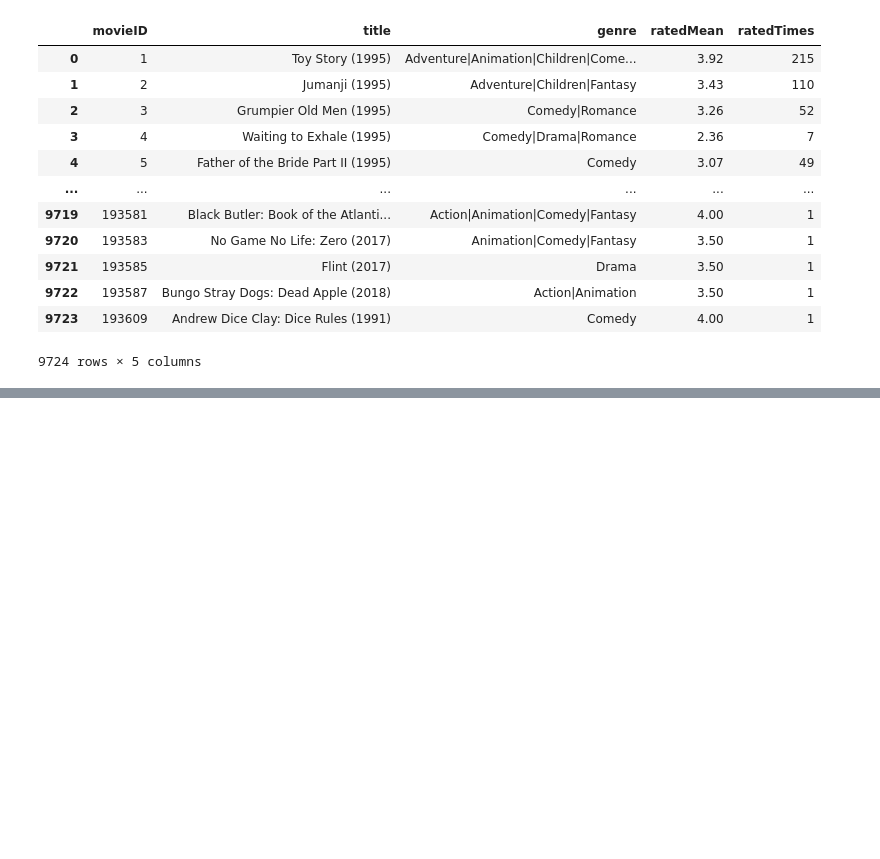
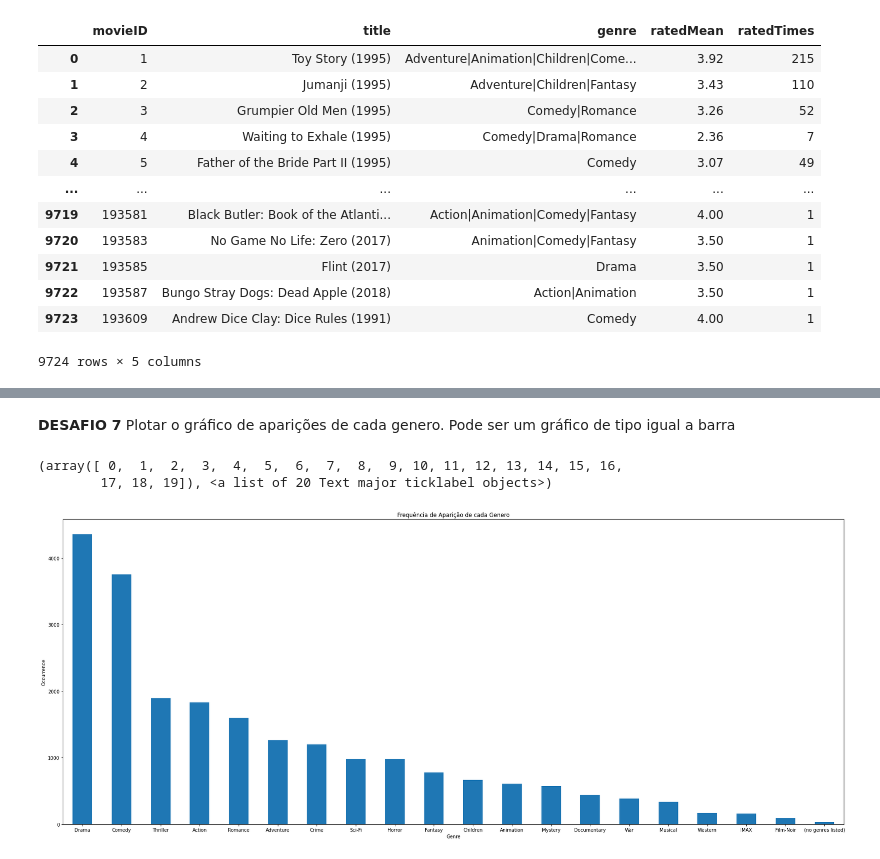
Before and after one commit to lucasg1005/Quarentena_Dados, a Jupyter notebook: QuarentenaDados_1.ipynb, the cells around one changed output, grey strips where cells are left out. Cells and saved outputs as stored; diff of their text form; code cells hidden in the pictures; blank space fills up the shorter version.

```diff
--- a/QuarentenaDados_1.ipynb
+++ b/QuarentenaDados_1.ipynb
@@ -217,0 +224,5 @@ n_filmes
+# %%
+#importando numpy para usar split e concatenate
+n_generos = filmes.genre.str.split(pat='|')
+generos = pd.Series(np.concatenate(n_generos))
+generos
@@ -217,0 +245,5 @@ n_filmes
+# %%
+#utilizando a propriedade .value_counts()
+
+generos = pd.Series(np.concatenate(n_generos)).value_counts()
+generos
@@ -217,0 +268,16 @@ n_filmes
+# %% [markdown]
+**DESAFIO 7**
+Plotar o gráfico de aparições de cada genero. Pode ser um gráfico de tipo igual a barra
+# %%
+#plotando o objeto 'genero'
+
+fontsize = 20
+plt.figure(figsize=(30,12))
+generos.plot(kind='bar', title="Frequência de Aparição de cada Genero")
+plt.xlabel('Genre')
+plt.ylabel('Occurrence')
+plt.xticks(rotation=0)
+# %% [output]
+(array([ 0,  1,  2,  3,  4,  5,  6,  7,  8,  9, 10, 11, 12, 13, 14, 15, 16,
+        17, 18, 19]), <a list of 20 Text major ticklabel objects>)
+[figure, added]
```
Also changed, not shown: parts of 6 cells of this notebook.
